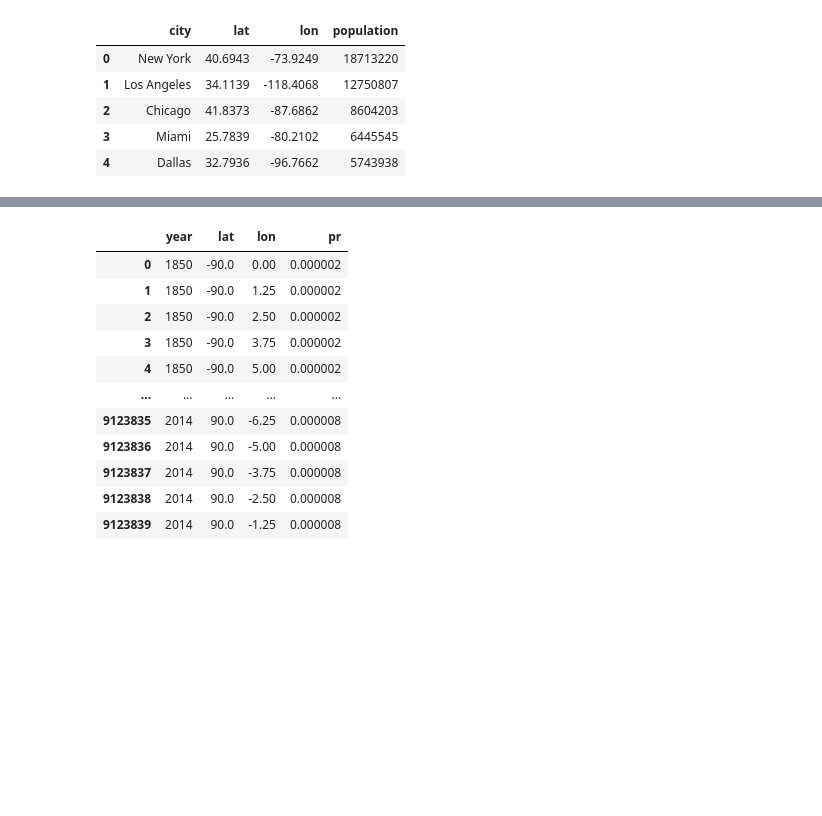
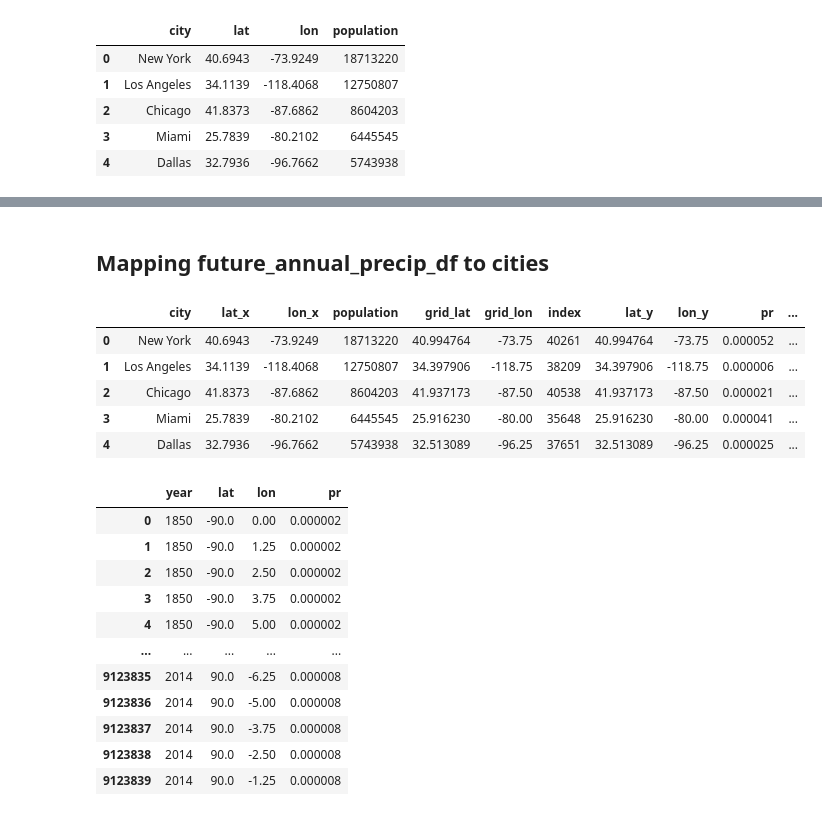
Before and after one commit to jeremyjcheng/106_project3, a Jupyter notebook: eda.ipynb, the cells around one changed output, grey strips where cells are left out. Cells and saved outputs as stored; diff of their text form; code cells hidden in the pictures; blank space fills up the shorter version.

Commit message:
new cities_precip df

```diff
--- a/eda.ipynb
+++ b/eda.ipynb
@@ -457,3 +287,42 @@ cities
+# %% [markdown]
+## Mapping future_annual_precip_df to cities
+# %%
+future_annual_precip_df['lon'] = ((future_annual_precip_df['lon'] + 180) % 360) - 180
+# %%
+# Grid points: lat/lon from your precipitation dataset
+grid_points = np.vstack((future_annual_precip_df['lat'], future_annual_precip_df['lon'])).T
+
+# City points: lat/lon from your cities
+city_points = np.vstack((cities['lat'], cities['lon'])).T
+# %%
+# Here, we want nearest grid for each city:
+tree = cKDTree(grid_points)
+
+# Query the nearest grid point for each city
+dist, idx = tree.query(city_points, k=1)
+# %%
+# Add nearest grid lat/lon to city dataframe
+nearest_grid_points = grid_points[idx]
+cities['grid_lat'] = nearest_grid_points[:,0]
+cities['grid_lon'] = nearest_grid_points[:,1]
+# %%
+# Now merge with the dataset to get precipitation
+cities_precip = pd.merge(
+    cities,
+    future_annual_precip_df,
+    left_on=['grid_lat','grid_lon'],
+    right_on=['lat','lon'],
+    how='left'
+)
+
+cities_precip.head()
+# %% [output]
+|  | city | lat_x | lon_x | population | grid_lat | grid_lon | index | lat_y | lon_y | pr | ... |
+| 0 | New York | 40.6943 | -73.9249 | 18713220 | 40.994764 | -73.75 | 40261 | 40.994764 | -73.75 | 0.000052 | ... |
+| 1 | Los Angeles | 34.1139 | -118.4068 | 12750807 | 34.397906 | -118.75 | 38209 | 34.397906 | -118.75 | 0.000006 | ... |
+| 2 | Chicago | 41.8373 | -87.6862 | 8604203 | 41.937173 | -87.50 | 40538 | 41.937173 | -87.50 | 0.000021 | ... |
+| 3 | Miami | 25.7839 | -80.2102 | 6445545 | 25.916230 | -80.00 | 35648 | 25.916230 | -80.00 | 0.000041 | ... |
+| 4 | Dallas | 32.7936 | -96.7662 | 5743938 | 32.513089 | -96.25 | 37651 | 32.513089 | -96.25 | 0.000025 | ... |
 # %%
 #convert longitudes to -180 to 180 range
 historical_precipitation_df['lon'] = ((historical_precipitation_df['lon'] + 180) % 360) - 180
```
Also changed, not shown: parts of 10 cells of this notebook, 1 other file.
